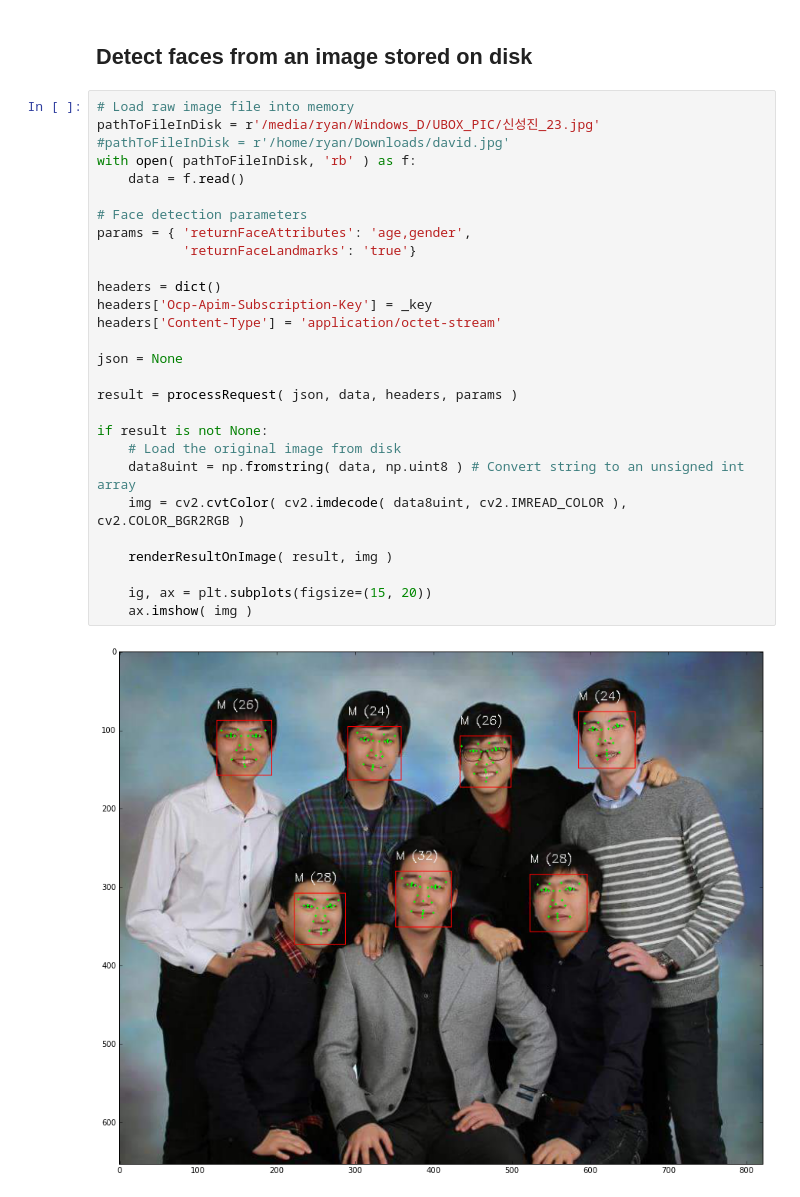
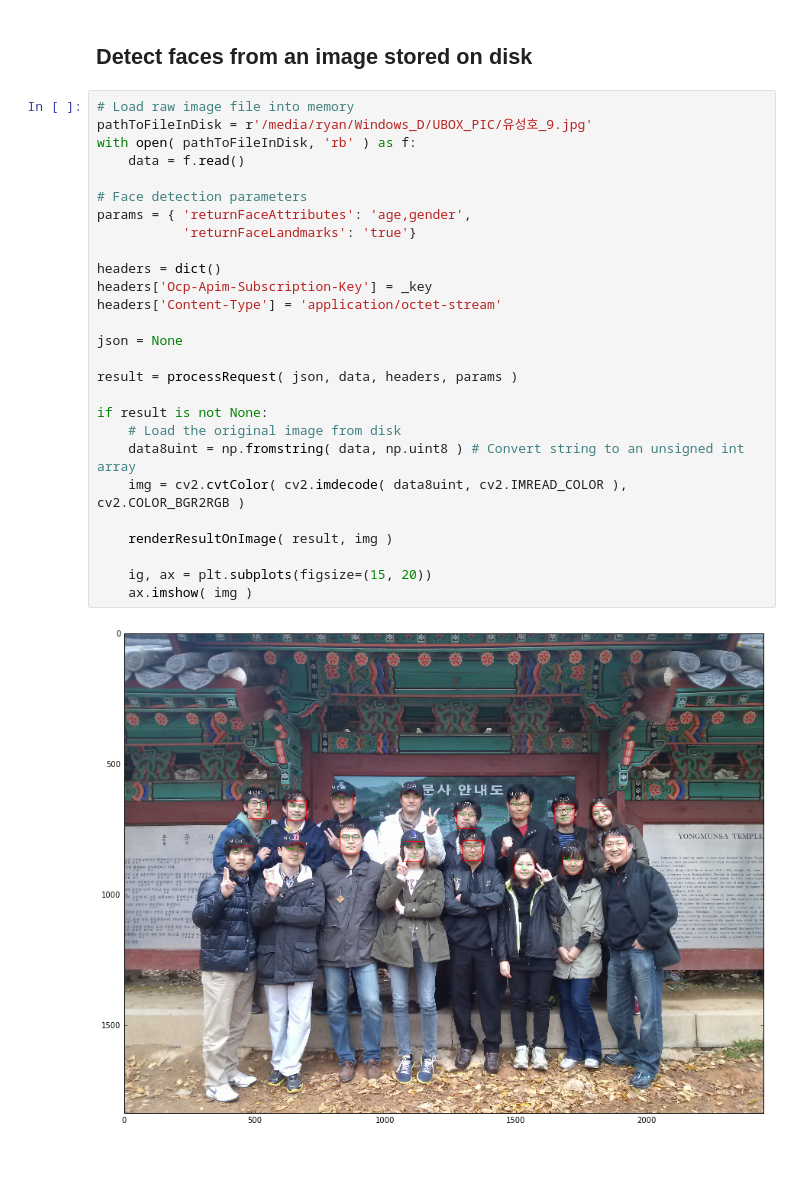
Before and after one commit to rainmaker712/MS_Face_API, a Jupyter notebook: Face Detection Example.ipynb, the cells around one changed output. Drawn from its saved outputs; the diff is of its cells as text; blank space fills up the shorter version.

```diff
--- a/Face Detection Example.ipynb
+++ b/Face Detection Example.ipynb
@@ -127,31 +135,30 @@ if result is not None:
 ## Detect faces from an image stored on disk
 # %%
 # Load raw image file into memory
-pathToFileInDisk = r'/media/ryan/Windows_D/UBOX_PIC/신성진_23.jpg'
-#pathToFileInDisk = r'/home/ryan/Downloads/david.jpg'
+pathToFileInDisk = r'/media/ryan/Windows_D/UBOX_PIC/유성호_9.jpg'
 with open( pathToFileInDisk, 'rb' ) as f:
     data = f.read()
 
 # Face detection parameters
 params = { 'returnFaceAttributes': 'age,gender',
            'returnFaceLandmarks': 'true'}
 
 headers = dict()
 headers['Ocp-Apim-Subscription-Key'] = _key
 headers['Content-Type'] = 'application/octet-stream'
 
 json = None
 
 result = processRequest( json, data, headers, params )
 
 if result is not None:
     # Load the original image from disk
     data8uint = np.fromstring( data, np.uint8 ) # Convert string to an unsigned int array
     img = cv2.cvtColor( cv2.imdecode( data8uint, cv2.IMREAD_COLOR ), cv2.COLOR_BGR2RGB )
 
     renderResultOnImage( result, img )
 
     ig, ax = plt.subplots(figsize=(15, 20))
     ax.imshow( img )
 # %% [output]
-[figure, old version]
+[figure, new version]
```
Also changed, not shown: parts of 3 cells of this notebook, 11 other files.
